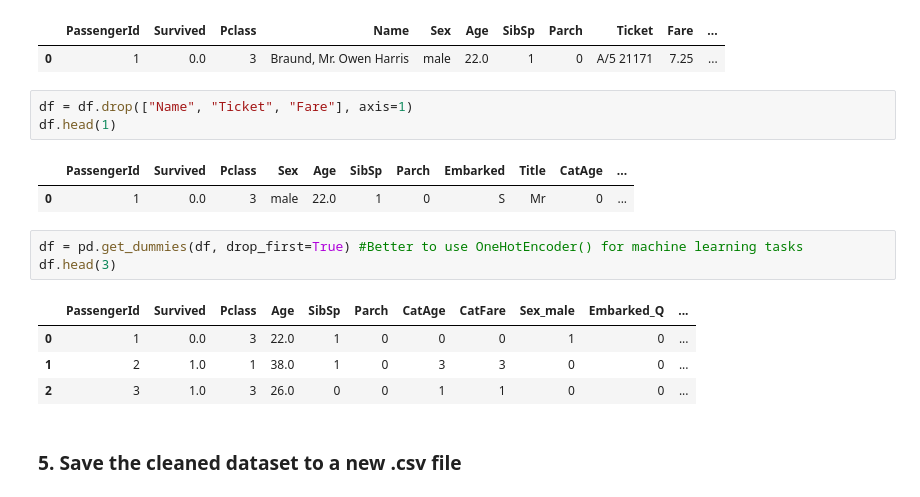
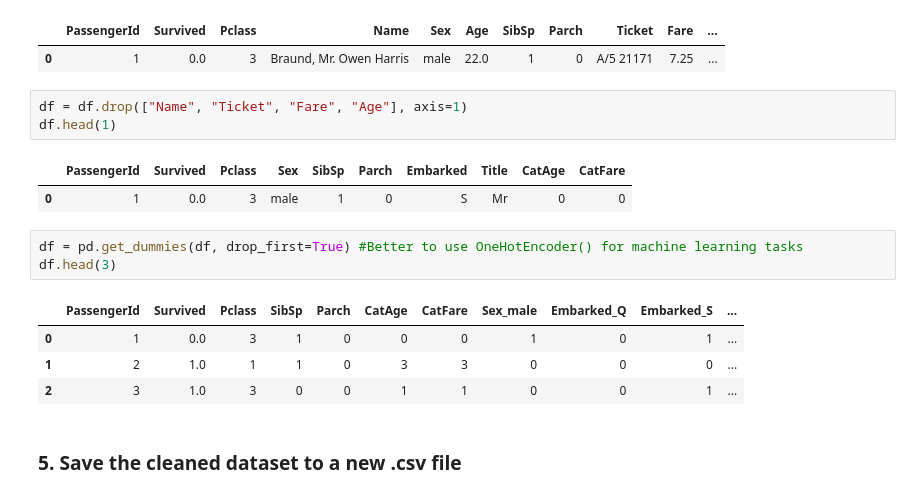
Before and after one commit to ValerieSmidt/Intro-til-KI, a Jupyter notebook: Lab2.ipynb, the cells around one changed output. Drawn from its saved outputs; the diff is of its cells as text.

```diff
--- a/Lab2.ipynb
+++ b/Lab2.ipynb
@@ -134,19 +134,19 @@ df.head(1)
 |  | PassengerId | Survived | Pclass | Name | Sex | Age | SibSp | Parch | Ticket | Fare | ... |
 | 0 | 1 | 0.0 | 3 | Braund, Mr. Owen Harris | male | 22.0 | 1 | 0 | A/5 21171 | 7.25 | ... |
 # %%
-df = df.drop(["Name", "Ticket", "Fare"], axis=1)
+df = df.drop(["Name", "Ticket", "Fare", "Age"], axis=1)
 df.head(1)
 # %% [output]
-|  | PassengerId | Survived | Pclass | Sex | Age | SibSp | Parch | Embarked | Title | CatAge | ... |
-| 0 | 1 | 0.0 | 3 | male | 22.0 | 1 | 0 | S | Mr | 0 | ... |
+|  | PassengerId | Survived | Pclass | Sex | SibSp | Parch | Embarked | Title | CatAge | CatFare |
+| 0 | 1 | 0.0 | 3 | male | 1 | 0 | S | Mr | 0 | 0 |
 # %%
 df = pd.get_dummies(df, drop_first=True) #Better to use OneHotEncoder() for machine learning tasks
 df.head(3)
 # %% [output]
-|  | PassengerId | Survived | Pclass | Age | SibSp | Parch | CatAge | CatFare | Sex_male | Embarked_Q | ... |
-| 0 | 1 | 0.0 | 3 | 22.0 | 1 | 0 | 0 | 0 | 1 | 0 | ... |
-| 1 | 2 | 1.0 | 1 | 38.0 | 1 | 0 | 3 | 3 | 0 | 0 | ... |
-| 2 | 3 | 1.0 | 3 | 26.0 | 0 | 0 | 1 | 1 | 0 | 0 | ... |
+|  | PassengerId | Survived | Pclass | SibSp | Parch | CatAge | CatFare | Sex_male | Embarked_Q | Embarked_S | ... |
+| 0 | 1 | 0.0 | 3 | 1 | 0 | 0 | 0 | 1 | 0 | 1 | ... |
+| 1 | 2 | 1.0 | 1 | 1 | 0 | 3 | 3 | 0 | 0 | 0 | ... |
+| 2 | 3 | 1.0 | 3 | 0 | 0 | 1 | 1 | 0 | 0 | 1 | ... |
 # %% [markdown]
 ### 5. Save the cleaned dataset to a new .csv file
 # %%
```
Also changed, not shown: 3 other files.
